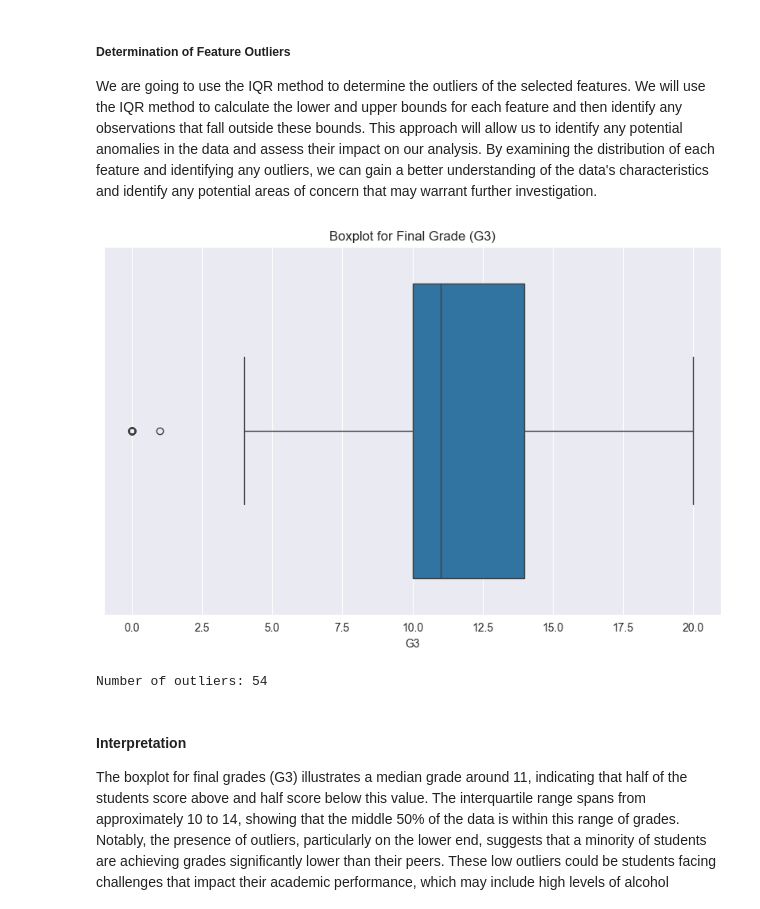
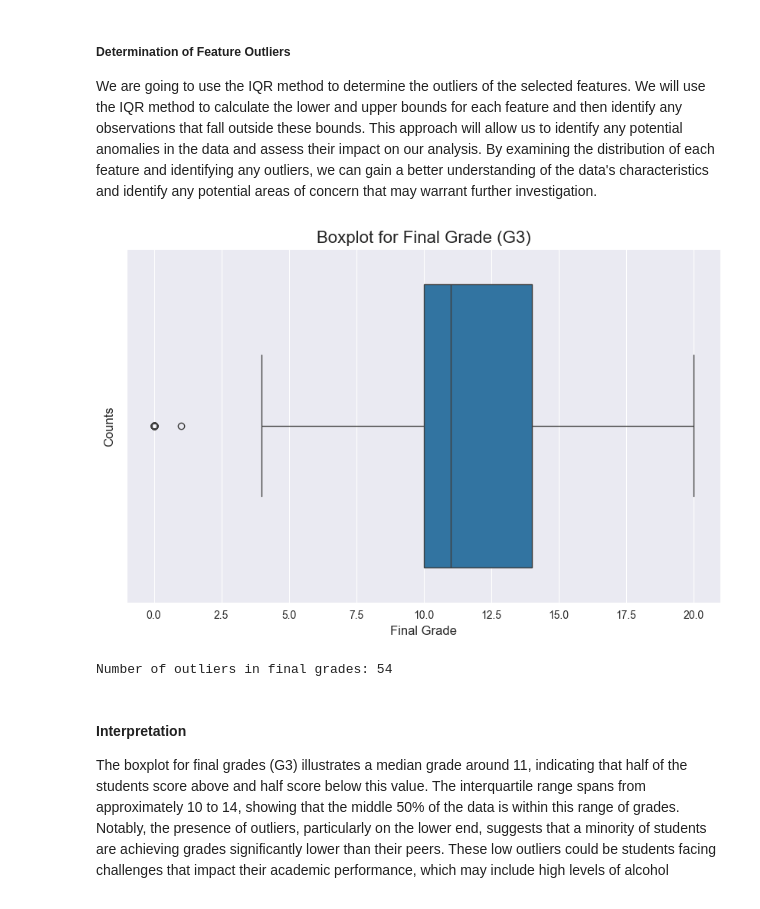
Before and after one commit to COGS108/Group088_WI24, a Jupyter notebook: FinalProject_Group088_WI24.ipynb, the cells around one changed output. Drawn from its saved outputs; the diff is of its cells as text; code cells hidden in the pictures.

```diff
--- a/FinalProject_Group088_WI24.ipynb
+++ b/FinalProject_Group088_WI24.ipynb
@@ -332,14 +332,14 @@ for i, feature in enumerate(selected_features):
         else:
             df[feature].plot(kind='hist', bins=20, color=bar_colors[0], alpha=alpha_val, ax=axs[i])
 
-    axs[i].set_title(f'Distribution of {feature_labels[feature]}', fontsize=12)
-    axs[i].set_xlabel(feature_labels[feature])
-    axs[i].set_ylabel('Counts')
+    axs[i].set_title(f'{feature_labels[feature]}', fontsize=16)
+    axs[i].set_xlabel(feature_labels[feature], fontsize=12)
+    axs[i].set_ylabel('Counts', fontsize=12)
     axs[i].tick_params(axis='x', rotation=0)
     axs[i].grid(axis='y', linestyle='--', alpha=0.7)
     axs[i].grid(axis='x', linestyle='--', alpha=0.7)
 
-plt.tight_layout(rect=[0, 0.03, 1, 0.95])  # Adjust layout to prevent overlap with suptitle
+plt.tight_layout()
 
 # Hide any unused axes in case of an odd number of selected features
 for ax in axs[len(selected_features):]:
@@ -366,18 +366,21 @@ def detect_outliers(df, feature):
 # %%
 # Determine outliers of G3 using IQR
 outliers_G3 = detect_outliers(df, 'G3')
 
-# Plotting
+# Plotting with improved titles and axis labels
 plt.figure(figsize=(10, 6))
 sns.boxplot(x=df['G3'])
-plt.title('Boxplot for Final Grade (G3)')
+plt.title('Boxplot for Final Grade (G3)', fontsize=16)
+plt.xlabel('Final Grade', fontsize=12)
+plt.ylabel('Counts', fontsize=12)
 plt.show()
 
-# Check the number of outliers
-print("Number of outliers:", len(outliers_G3))
+# Check the number of outliers and print with a complete sentence
+num_outliers = len(outliers_G3)
+print(f"Number of outliers in final grades: {num_outliers}")
 # %% [output]
-[figure, old version]
+[figure, new version]
-Number of outliers: 54
+Number of outliers in final grades: 54
 # %% [markdown]
 #### Interpretation
 The boxplot for final grades (G3) illustrates a median grade around 11, indicating that half of the students score above and half score below this value. The interquartile range spans from approximately 10 to 14, showing that the middle 50% of the data is within this range of grades. Notably, the presence of outliers, particularly on the lower end, suggests that a minority of students are achieving grades significantly lower than their peers. These low outliers could be students facing challenges that impact their academic performance, which may include high levels of alcohol consumption—a key factor our study seeks to explore. With the number of outliers being relatively small, as identified by our IQR-based detection method, we must decide on how to treat these values in our subsequent analysis. Their presence could skew our regression model, and they warrant further investigation to determine if alcohol consumption is indeed a contributing factor to these unusually low academic outcomes. Also, we can observe that there are 54 data points that are considered as outliers.
```
Also changed, not shown: parts of 4 cells of this notebook.
